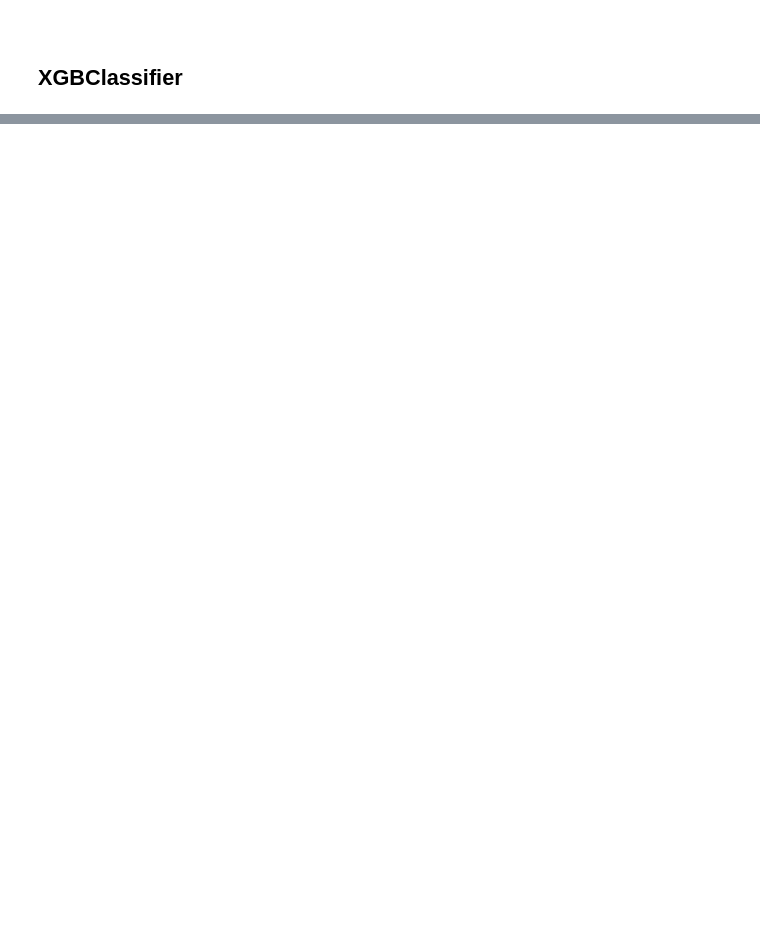
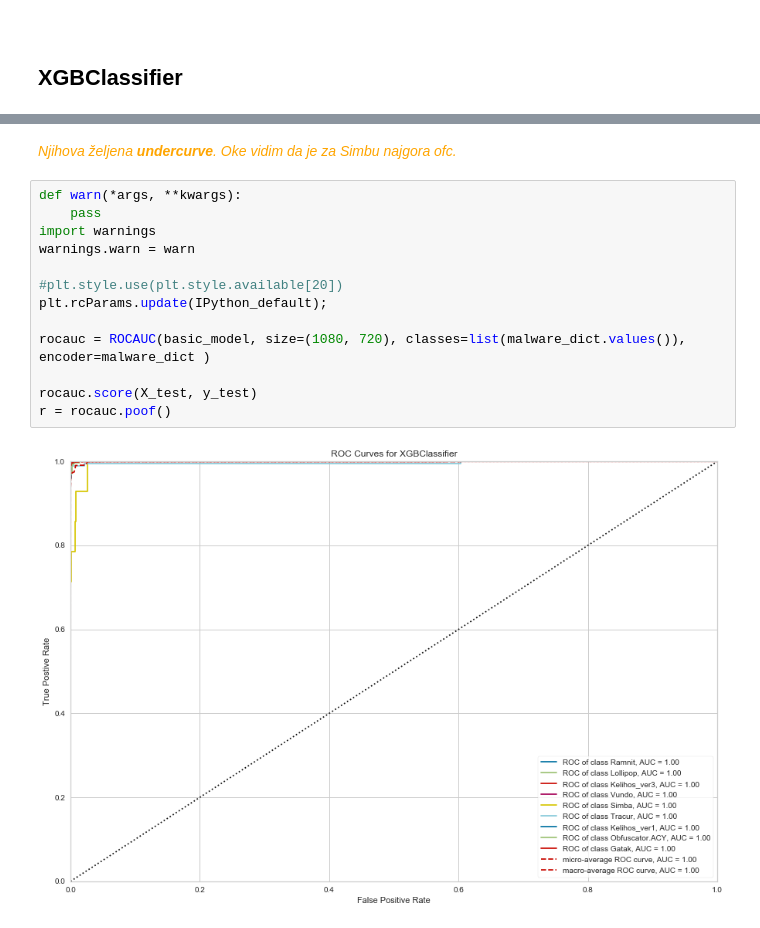
Before and after one commit to tomarga/Machine-Burning, a Jupyter notebook: src/Model.ipynb, the cells around one changed output, grey strips where cells are left out. Drawn from its saved outputs; the diff is of its cells as text; blank space fills up the shorter version.

```diff
--- a/src/Model.ipynb
+++ b/src/Model.ipynb
@@ -99,0 +170,17 @@ rfecv_rf_cv5_original_features = pickle.load(open(filename, 'rb'))
+# %% [markdown]
+<span style="color:orange"><i>Njihova željena <b>undercurve</b>. Oke vidim da je za Simbu najgora ofc.</i></span>
+# %%
+def warn(*args, **kwargs):
+    pass
+import warnings
+warnings.warn = warn
+
+#plt.style.use(plt.style.available[20])
+plt.rcParams.update(IPython_default);
+
+rocauc = ROCAUC(basic_model, size=(1080, 720), classes=list(malware_dict.values()), encoder=malware_dict )
+
+rocauc.score(X_test, y_test)
+r = rocauc.poof()
+# %% [output]
+[figure, added]
```
Also changed, not shown: parts of 58 cells of this notebook, 7 other files.
